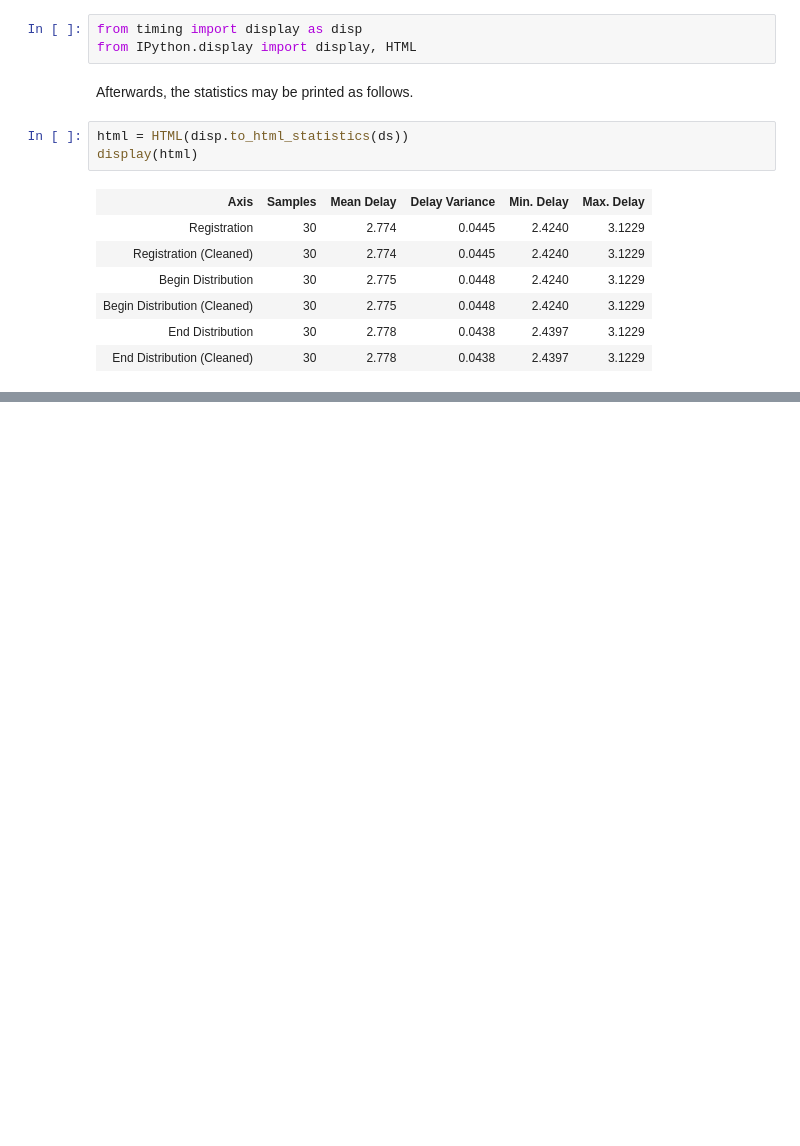
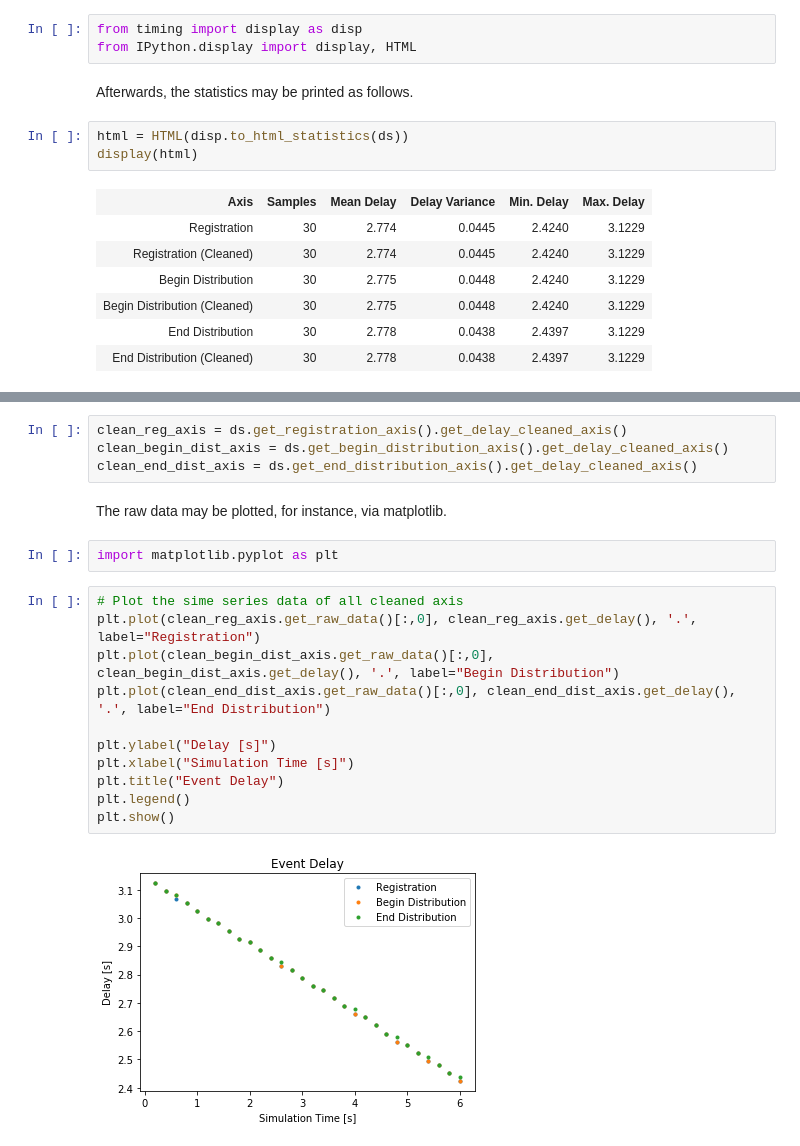
Before and after one commit to AIT-IES/FMITerminalBlock, a Jupyter notebook: scripts/basic-timing-evaluation.ipynb, the cells around one changed output, grey strips where cells are left out. Drawn from its saved outputs; the diff is of its cells as text; blank space fills up the shorter version.

```diff
--- a/scripts/basic-timing-evaluation.ipynb
+++ b/scripts/basic-timing-evaluation.ipynb
@@ -90,0 +95,21 @@ display(html)
+# %%
+clean_reg_axis = ds.get_registration_axis().get_delay_cleaned_axis()
+clean_begin_dist_axis = ds.get_begin_distribution_axis().get_delay_cleaned_axis()
+clean_end_dist_axis = ds.get_end_distribution_axis().get_delay_cleaned_axis()
+# %% [markdown]
+The raw data may be plotted, for instance, via matplotlib.
+# %%
+import matplotlib.pyplot as plt
+# %%
+# Plot the sime series data of all cleaned axis
+plt.plot(clean_reg_axis.get_raw_data()[:,0], clean_reg_axis.get_delay(), '.', label="Registration")
+plt.plot(clean_begin_dist_axis.get_raw_data()[:,0], clean_begin_dist_axis.get_delay(), '.', label="Begin Distribution")
+plt.plot(clean_end_dist_axis.get_raw_data()[:,0], clean_end_dist_axis.get_delay(), '.', label="End Distribution")
+
+plt.ylabel("Delay [s]")
+plt.xlabel("Simulation Time [s]")
+plt.title("Event Delay")
+plt.legend()
+plt.show()
+# %% [output]
+[figure, added]
```
Also changed, not shown: parts of 3 cells of this notebook.
